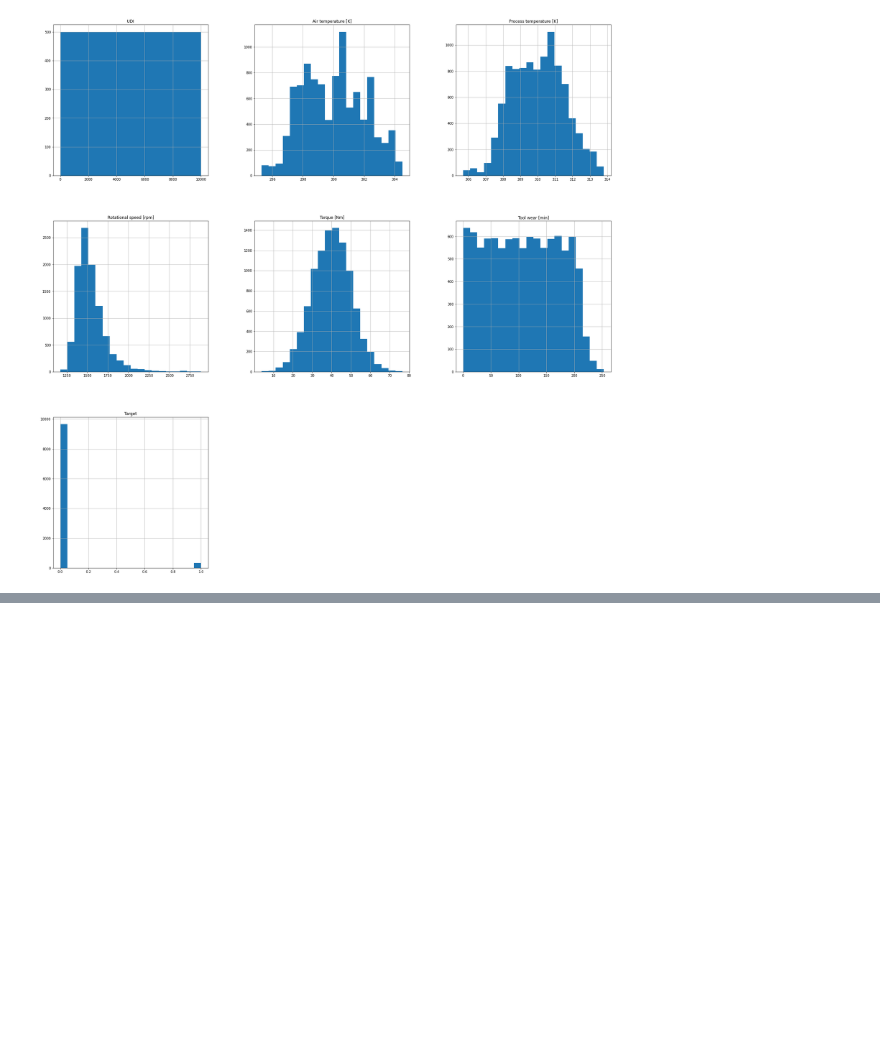
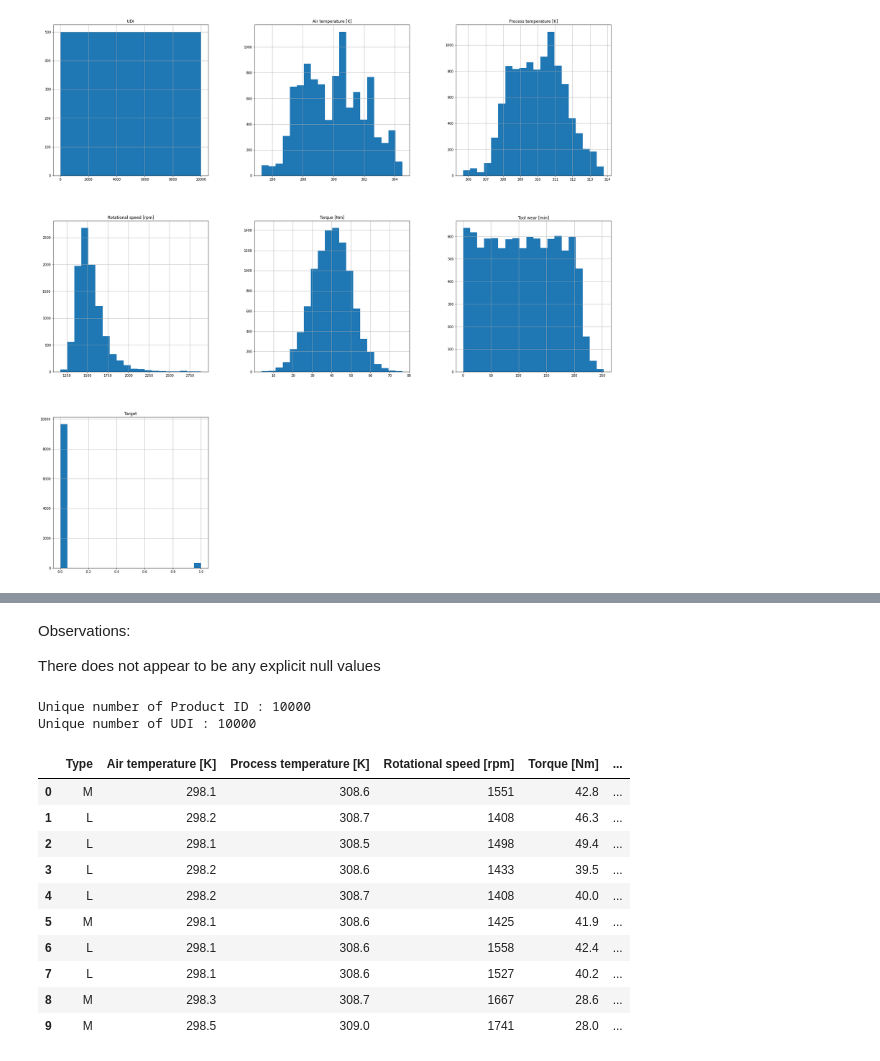
Before and after one commit to ChngYuanLongRandy/MachinePredictiveMaintenanceClassification, a Jupyter notebook: notebook.ipynb, the cells around one changed output, grey strips where cells are left out. Saved outputs shown, nothing was run; the diff lists cells and outputs as text; code cells hidden in the pictures; blank space fills up the shorter version.

```diff
--- a/notebook.ipynb
+++ b/notebook.ipynb
@@ -87,0 +123,24 @@ df['Failure Type'].value_counts().plot(kind='bar')
+# %% [markdown]
+Observations:
+
+There does not appear to be any explicit null values
+# %%
+print('Unique number of Product ID : {}'.format(len(df['Product ID'].unique())))
+print('Unique number of UDI : {}'.format(len(df['UDI'].unique())))
+# %% [output]
+Unique number of Product ID : 10000
+Unique number of UDI : 10000
+# %%
+df.head(10)
+# %% [output]
+|  | Type | Air temperature [K] | Process temperature [K] | Rotational speed [rpm] | Torque [Nm] | ... |
+| 0 | M | 298.1 | 308.6 | 1551 | 42.8 | ... |
+| 1 | L | 298.2 | 308.7 | 1408 | 46.3 | ... |
+| 2 | L | 298.1 | 308.5 | 1498 | 49.4 | ... |
+| 3 | L | 298.2 | 308.6 | 1433 | 39.5 | ... |
+| 4 | L | 298.2 | 308.7 | 1408 | 40.0 | ... |
+| 5 | M | 298.1 | 308.6 | 1425 | 41.9 | ... |
+| 6 | L | 298.1 | 308.6 | 1558 | 42.4 | ... |
+| 7 | L | 298.1 | 308.6 | 1527 | 40.2 | ... |
+| 8 | M | 298.3 | 308.7 | 1667 | 28.6 | ... |
+| 9 | M | 298.5 | 309.0 | 1741 | 28.0 | ... |
```
Also changed, not shown: parts of 15 cells of this notebook.
